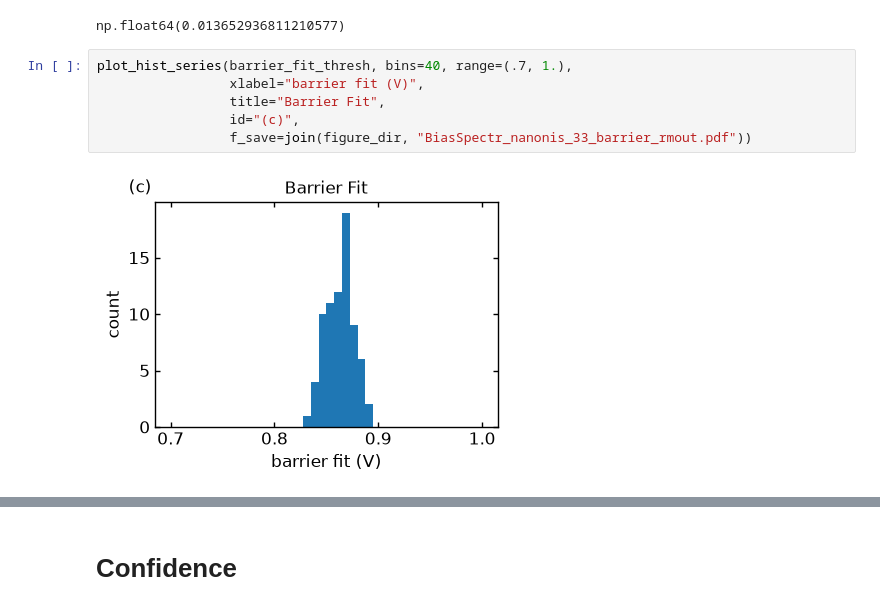
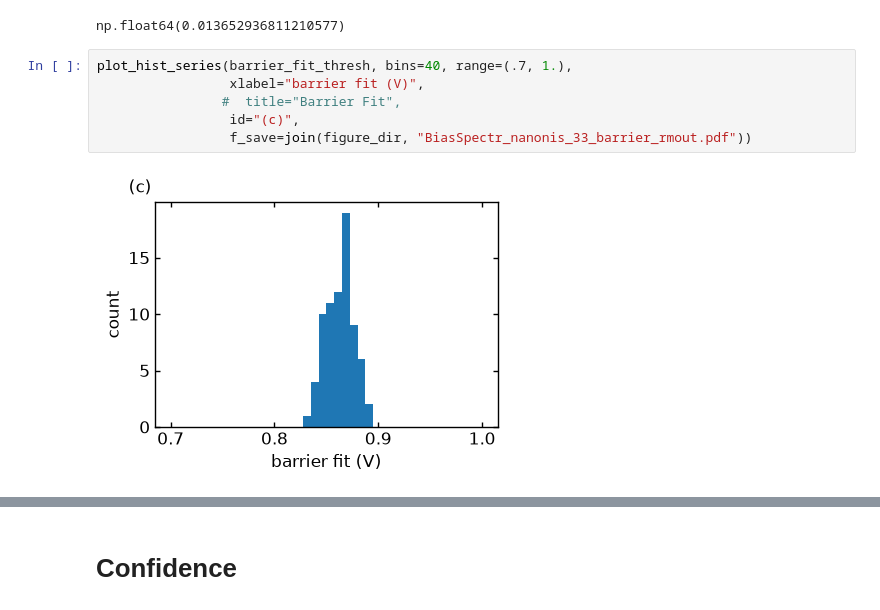
Before and after one commit to sandialabs/PRISMA, a Jupyter notebook: figures/BiasSpectr_nanonis_33.ipynb, the cells around one changed output, grey strips where cells are left out. Saved outputs shown, nothing was run; the diff lists cells and outputs as text.

Commit message:
fit figures, url in citation

```diff
--- a/figures/BiasSpectr_nanonis_33.ipynb
+++ b/figures/BiasSpectr_nanonis_33.ipynb
@@ -178,8 +180,8 @@ np.float64(0.013652936811210577)
 # %%
 plot_hist_series(barrier_fit_thresh, bins=40, range=(.7, 1.),
                  xlabel="barrier fit (V)",
-                 title="Barrier Fit",
+                #  title="Barrier Fit",
                  id="(c)",
                  f_save=join(figure_dir, "BiasSpectr_nanonis_33_barrier_rmout.pdf"))
 # %% [output]
-[figure, old version]
+[figure, new version]
```
Also changed, not shown: parts of 5 cells of this notebook, 6 other files.
